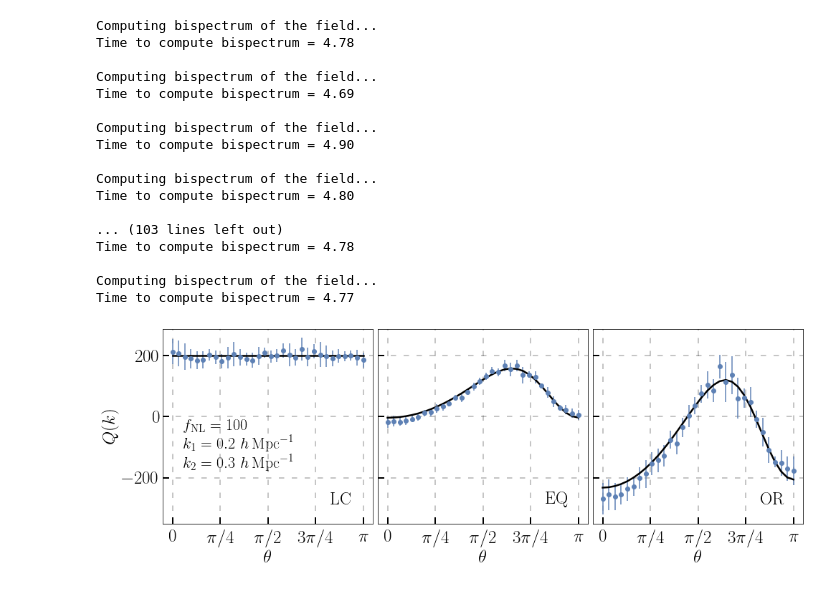
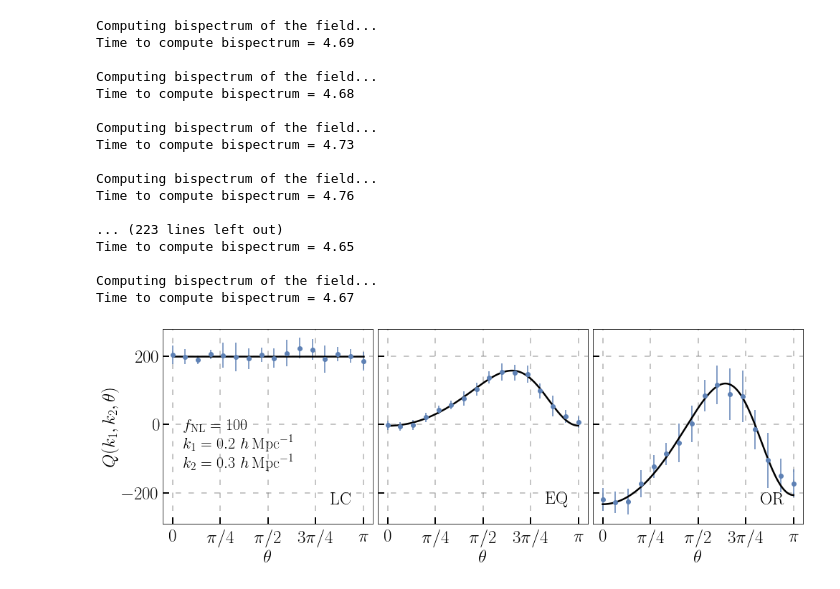
Before and after one commit to dsjamieson/2LPTPNG, a Jupyter notebook: Notebooks/tests.ipynb, the cells around one changed output. Cells and saved outputs as stored; diff of their text form; code cells hidden in the pictures.

```diff
--- a/Notebooks/tests.ipynb
+++ b/Notebooks/tests.ipynb
@@ -83,40 +88,40 @@ def singleBispec(fn, theta, k1, k2, nthread = 28, BoxSize = 1.e3, ngrid = 128) :
 # %%
-theta = np.linspace(0., np.pi, 32)
+theta = np.linspace(0., np.pi, 16)
 k1 = 2.e-1
 k2 = 3.e-1
 nthread = 28
 
-Bs = {}
-dQs = {}
+Bs, dQs = {}, {}
 for mode in ['G', 'LC', 'EQ', 'OR'] :
     Bs[mode] = []
     if mode != 'G' :
         dQs[mode] = []
 for i in range(10) :
-    fn = '../test_potential/Meshes/G/potential_G_%d.dat' % (i)
-    Bs['G'].append(singleBispec(fn, theta, k1, k2, nthread))
-    for mode in ['LC', 'EQ', 'OR'] :
-        fn = '../test_potential/Meshes/%s/potential_%s_%d.dat' % (mode, mode, i)
-        Bs[mode].append(singleBispec(fn, theta, k1, k2, nthread))
-        dQs[mode].append(Bs[mode][-1].Q - Bs['G'][-1].Q)
+    for flip in [0,1] :
+        fn = '../test_potential/Meshes/G/potential_G_%d_%d.dat' % (i, flip)
+        Bs['G'].append(singleBispec(fn, theta, k1, k2, nthread, 1.e3, 256))
+        for mode in ['LC', 'EQ', 'OR'] :
+            fn = '../test_potential/Meshes/%s/potential_%s_%d_%d.dat' % (mode, mode, i, flip)
+            Bs[mode].append(singleBispec(fn, theta, k1, k2, nthread, 1.e3, 256))
+            dQs[mode].append(Bs[mode][-1].Q - Bs['G'][-1].Q)
 # %% [output]
-Computing bispectrum of the field...
-Time to compute bispectrum = 4.78
-
 Computing bispectrum of the field...
 Time to compute bispectrum = 4.69
 
 Computing bispectrum of the field...
-Time to compute bispectrum = 4.90
+Time to compute bispectrum = 4.68
 
 Computing bispectrum of the field...
-Time to compute bispectrum = 4.80
-
-... (103 lines left out)
-Time to compute bispectrum = 4.78
+Time to compute bispectrum = 4.73
 
 Computing bispectrum of the field...
-Time to compute bispectrum = 4.77
+Time to compute bispectrum = 4.76
+
+... (223 lines left out)
+Time to compute bispectrum = 4.65
+
+Computing bispectrum of the field...
+Time to compute bispectrum = 4.67
 # %%
 mdQs, edQs = {}, {}
 for mode in ['LC', 'EQ', 'OR'] :
@@ -124,23 +129,24 @@ for mode in ['LC', 'EQ', 'OR'] :
 # %%
 with userc() :
     fig, axs = plt.subplots(1, 3, figsize = (16, 5), sharey = True)
     plt.subplots_adjust(wspace = 0.025)
     for i, mode in enumerate(['LC', 'EQ', 'OR']) :
         ax = axs[i]
         ax.errorbar(theta, mdQs[mode], edQs[mode], ls = 'none', marker = 'o');
-        ax.plot(theta, getQspecFromPk(mode, k1, k2, theta, 100.), lw = 2.5, color = 'black');
+        tth = np.linspace(0., np.pi, 128)
+        ax.plot(tth, getQspecFromPk(mode, k1, k2, tth, 100.), lw = 2.5, color = 'black');
         ax.text(0.8, 0.1, '$\mathrm{' + mode + '}$', fontsize = 24, transform = ax.transAxes);
         if mode == 'LC' :
             text = '$f_{\mathrm{NL}} = 100$\n'
             text += '$k_1 = 0.2\ h\,\mathrm{Mpc}^{-1}$\n'
             text += '$k_2 = 0.3\ h\,\mathrm{Mpc}^{-1}$\n'
             ax.text(0.1, 0.2, text, fontsize = 22, transform = ax.transAxes);
         ax.grid(dashes = (5, 7), color = 'black')
         ax.set_xlabel(r'$\theta$');
         ax.set_xticks(np.arange(0, np.pi + 0.01, np.pi/4))
         labels = ['$0$', r'$\pi/4$', r'$\pi/2$', r'$3\pi/4$', r'$\pi$']
         ax.set_xticklabels(labels)
-    axs[0].set_ylabel(r'$Q(k)$');
-    plt.savefig('Q_shape_test.png', dpi = 300, facecolor = 'white', bbox_inches = 'tight');
+    axs[0].set_ylabel(r'$Q(k_1, k_2, \theta)$');
+    plt.savefig('Q_shape_test_minus_G.png', dpi = 300, facecolor = 'white', bbox_inches = 'tight');
 # %% [output]
-[figure, old version]
+[figure, new version]
```
Also changed, not shown: parts of 5 cells of this notebook, 12 other files.
